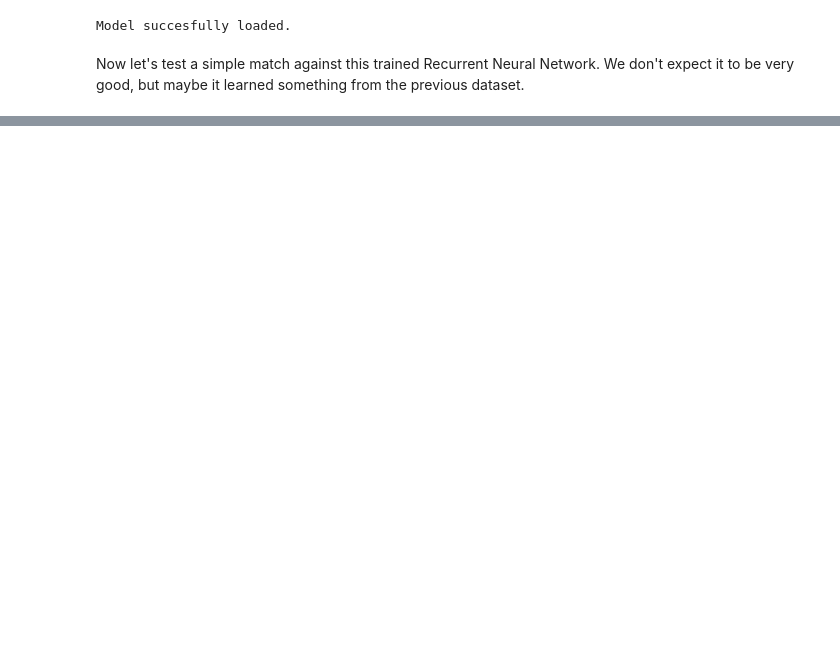
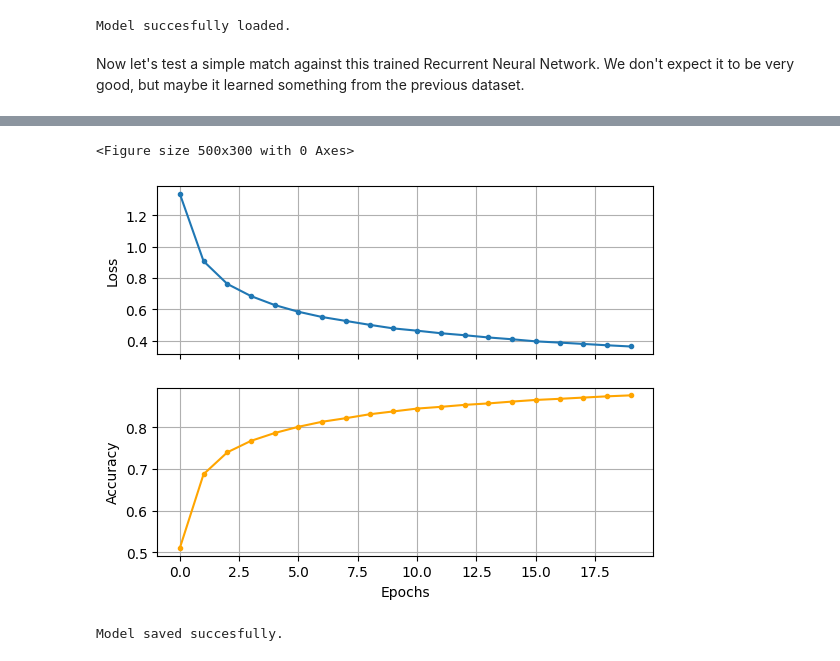
Before and after one commit to zick97/nn_project, a Jupyter notebook: main.ipynb, the cells around one changed output, grey strips where cells are left out. Saved outputs shown, nothing was run; the diff lists cells and outputs as text; code cells hidden in the pictures; blank space fills up the shorter version.

```diff
--- a/main.ipynb
+++ b/main.ipynb
@@ -388,0 +423,2 @@ Starter winrate  =  0.567
+# %%
+dataset = quickdraw_dataset(dataset, shuffle_buffer_size=50)
@@ -388,0 +439,20 @@ Starter winrate  =  0.567
+# %%
+dataset_size = len(list(dataset))
+
+val_size = int(0.2 * dataset_size)
+val_ds = dataset.take(val_size)
+train_ds = dataset.skip(val_size)
+# %%
+# same model as before
+model = create_model()
+early_stopping_cb = tf.keras.callbacks.EarlyStopping(
+    monitor='val_accuracy', patience=5, restore_best_weights=True
+)
+optimizer = tf.keras.optimizers.SGD(learning_rate=5e-2, clipnorm=1.)
+model.compile(loss='sparse_categorical_crossentropy',
+              optimizer=optimizer,
+              metrics=['accuracy'])
+# %%
+history = model.fit(train_ds, epochs=20,
+                    validation_data=val_ds,
+                    callbacks=[early_stopping_cb])
@@ -388,0 +477,18 @@ Starter winrate  =  0.567
+# %%
+plt.figure(figsize=(5,3))
+fig, (ax1, ax2) = plt.subplots(2, 1, sharex=True)
+ax1.plot(history.history['loss'], marker='.')
+ax2.plot(history.history['accuracy'], marker='.', color='orange')
+
+ax1.set_ylabel('Loss')
+ax2.set_ylabel('Accuracy')
+plt.xlabel('Epochs')
+ax1.grid(True)
+ax2.grid(True)
+# %% [output]
+<Figure size 500x300 with 0 Axes>
+[figure, added]
+# %%
+save_model(model, 'models/2nd_model')
+# %% [output]
+Model saved succesfully.
```
Also changed, not shown: parts of 35 cells of this notebook, 14 other files.
